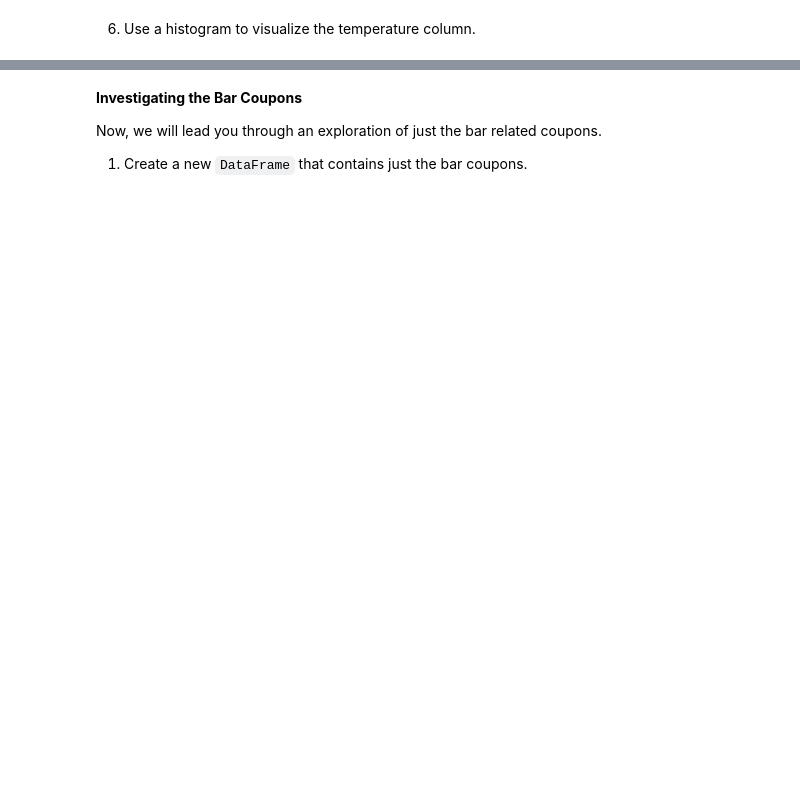
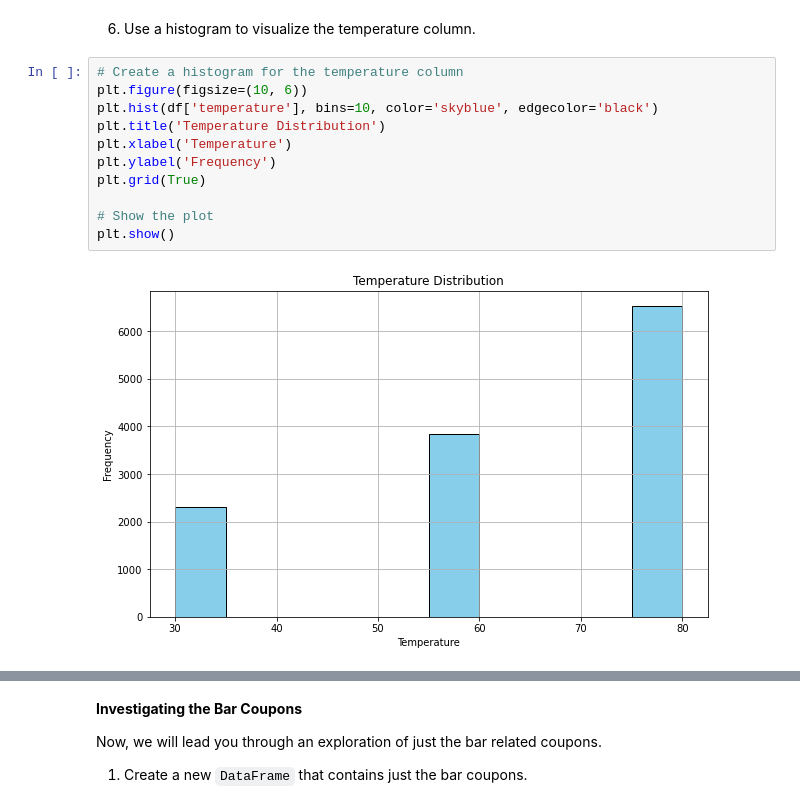
Before and after one commit to modhaffersaidi1/AmazonCouponAnalysis, a Jupyter notebook: AnalyzeAmazonSurveyDataForCouponAcceptance.ipynb, the cells around one changed output, grey strips where cells are left out. Drawn from its saved outputs; the diff is of its cells as text; blank space fills up the shorter version.

```diff
--- a/AnalyzeAmazonSurveyDataForCouponAcceptance.ipynb
+++ b/AnalyzeAmazonSurveyDataForCouponAcceptance.ipynb
@@ -142,2 +195,15 @@ Y
 # %% [markdown]
 6. Use a histogram to visualize the temperature column.
+# %%
+# Create a histogram for the temperature column
+plt.figure(figsize=(10, 6))
+plt.hist(df['temperature'], bins=10, color='skyblue', edgecolor='black')
+plt.title('Temperature Distribution')
+plt.xlabel('Temperature')
+plt.ylabel('Frequency')
+plt.grid(True)
+
+# Show the plot
+plt.show()
+# %% [output]
+[figure, added]
```
Also changed, not shown: parts of 17 cells of this notebook.
